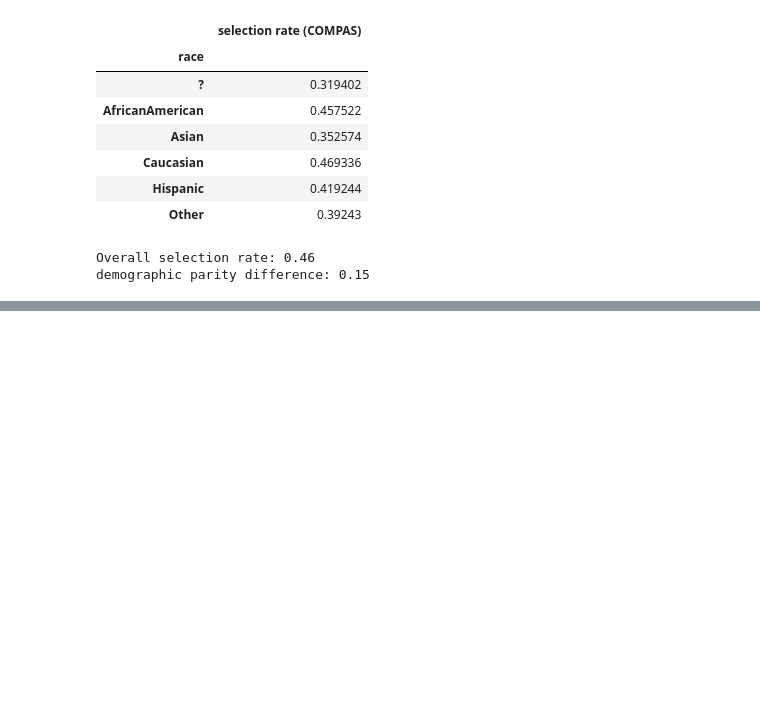
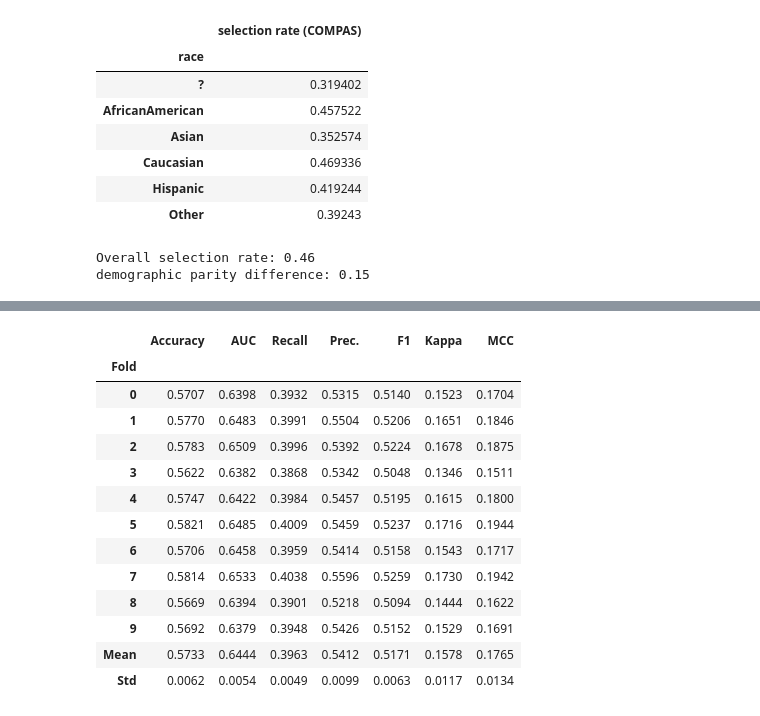
Before and after one commit to skpai/FairnessinAl, a Jupyter notebook: Fairness_in_AI2.ipynb, the cells around one changed output, grey strips where cells are left out. Cells and saved outputs as stored; diff of their text form; code cells hidden in the pictures; blank space fills up the shorter version.

Commit message:
dataframe updated

```diff
--- a/Fairness_in_AI2.ipynb
+++ b/Fairness_in_AI2.ipynb
@@ -438,0 +495,17 @@ NameError: name 'data' is not defined
+# %%
+lightgbm= create_model('lightgbm')
+# %% [output]
+|  | Accuracy | AUC | Recall | Prec. | F1 | Kappa | MCC |
+| Fold |  |  |  |  |  |  |  |
+| 0 | 0.5707 | 0.6398 | 0.3932 | 0.5315 | 0.5140 | 0.1523 | 0.1704 |
+| 1 | 0.5770 | 0.6483 | 0.3991 | 0.5504 | 0.5206 | 0.1651 | 0.1846 |
+| 2 | 0.5783 | 0.6509 | 0.3996 | 0.5392 | 0.5224 | 0.1678 | 0.1875 |
+| 3 | 0.5622 | 0.6382 | 0.3868 | 0.5342 | 0.5048 | 0.1346 | 0.1511 |
+| 4 | 0.5747 | 0.6422 | 0.3984 | 0.5457 | 0.5195 | 0.1615 | 0.1800 |
+| 5 | 0.5821 | 0.6485 | 0.4009 | 0.5459 | 0.5237 | 0.1716 | 0.1944 |
+| 6 | 0.5706 | 0.6458 | 0.3959 | 0.5414 | 0.5158 | 0.1543 | 0.1717 |
+| 7 | 0.5814 | 0.6533 | 0.4038 | 0.5596 | 0.5259 | 0.1730 | 0.1942 |
+| 8 | 0.5669 | 0.6394 | 0.3901 | 0.5218 | 0.5094 | 0.1444 | 0.1622 |
+| 9 | 0.5692 | 0.6379 | 0.3948 | 0.5426 | 0.5152 | 0.1529 | 0.1691 |
+| Mean | 0.5733 | 0.6444 | 0.3963 | 0.5412 | 0.5171 | 0.1578 | 0.1765 |
+| Std | 0.0062 | 0.0054 | 0.0049 | 0.0099 | 0.0063 | 0.0117 | 0.0134 |
```
Also changed, not shown: parts of 16 cells of this notebook.
